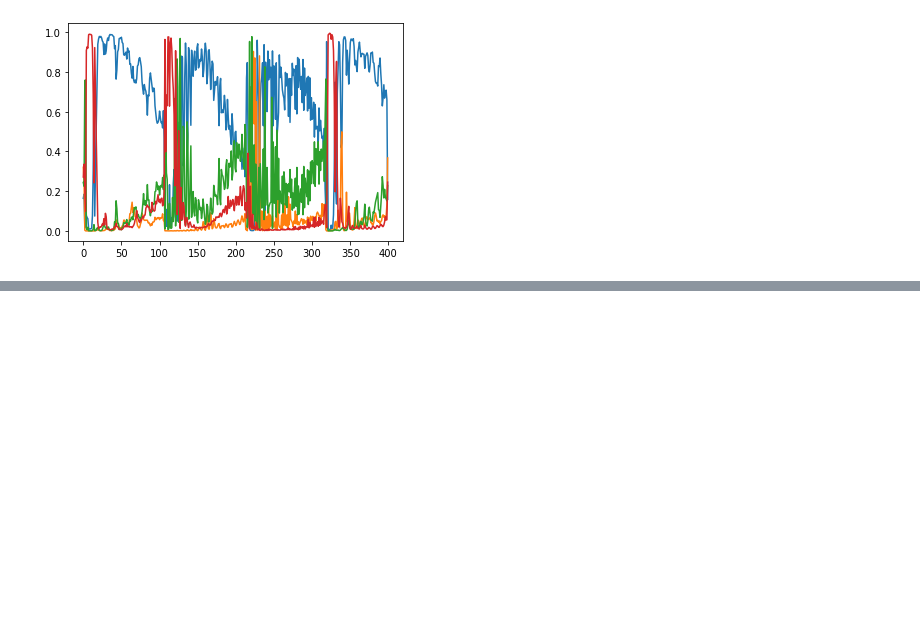
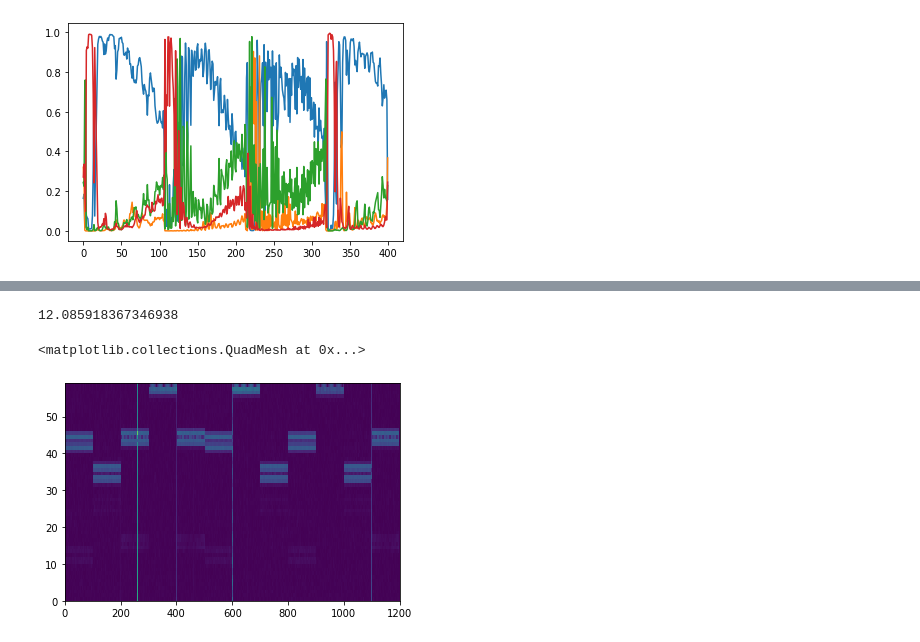
Before and after one commit to hesamazj/MusicianHand, a Jupyter notebook: test.ipynb, the cells around one changed output, grey strips where cells are left out. Cells and saved outputs as stored; diff of their text form; code cells hidden in the pictures; blank space fills up the shorter version.

```diff
--- a/test.ipynb
+++ b/test.ipynb
@@ -169,0 +143,11 @@ Epoch 50/50
+# %%
+(549045.0-i1)/fs
+# %% [output]
+12.085918367346938
+# %%
+music_spect = spect_preprocessing('./target_for_test.wav',1200,549045)
+# %%
+plt.pcolormesh(music_spect)
+# %% [output]
+<matplotlib.collections.QuadMesh at 0x...>
+[figure, added]
```
Also changed, not shown: parts of 15 cells of this notebook, 29 other files.
